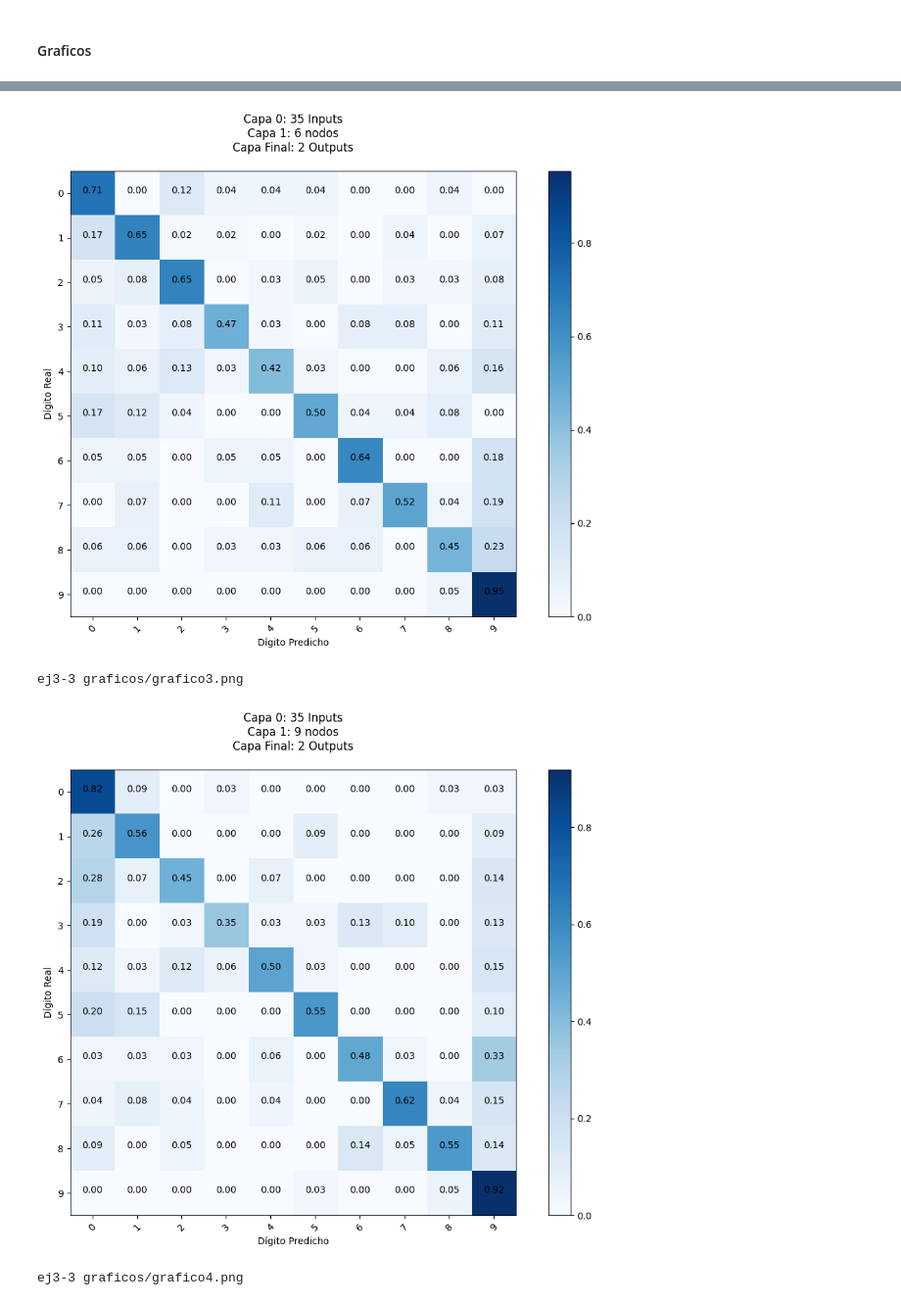
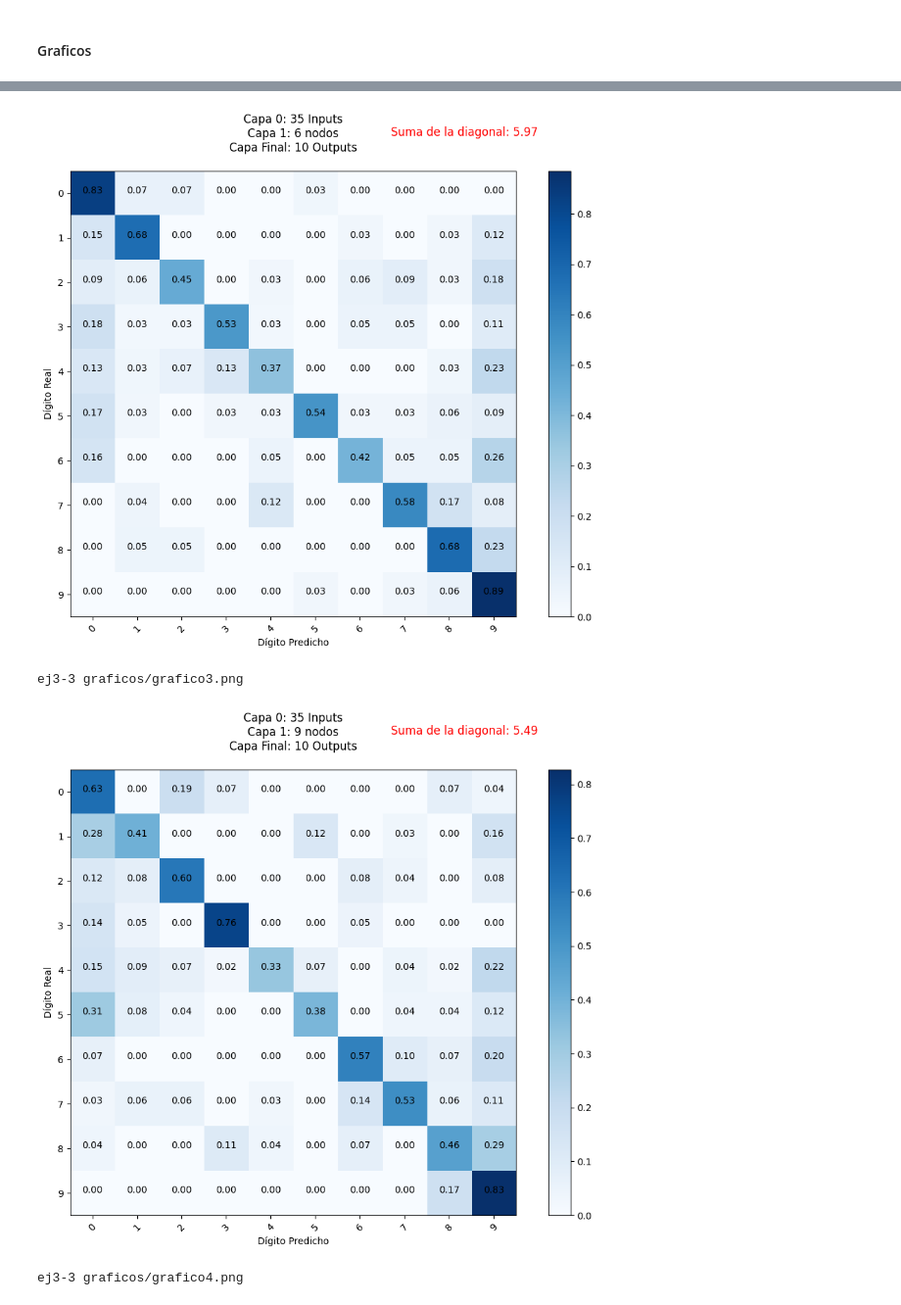
Before and after one commit to Ian-Arnott/TPs-SIA, a Jupyter notebook: Tp3/ej3/ej3_3_notebook.ipynb, the cells around one changed output, grey strips where cells are left out. Shown at 98% size. Cells and saved outputs as stored; diff of their text form; code cells hidden in the pictures.

```diff
--- a/Tp3/ej3/ej3_3_notebook.ipynb
+++ b/Tp3/ej3/ej3_3_notebook.ipynb
@@ -192,8 +192,8 @@ for node_count in range(NODE_INCREMENT, MAX_LAYERS * MAX_NODES_BY_LAYER + 1, NOD
         last_layer_output_count = limited_node_count
 
 
-    # La ultima capa tiene siempre 2 salidas
-    network2.append(Dense(last_layer_output_count, 2, optimizer_type=optimizer))
+    # La ultima capa tiene siempre 10 salidas
+    network2.append(Dense(last_layer_output_count, 10, optimizer_type=optimizer))
     network2.append(Sigmoid())
 
 
@@ -206,8 +206,8 @@ for node_count in range(NODE_INCREMENT, MAX_LAYERS * MAX_NODES_BY_LAYER + 1, NOD
         layer_nodes = aux if aux < MAX_NODES_BY_LAYER else MAX_NODES_BY_LAYER
         if(layer_nodes > 0):
             text.append(f"Capa {j+1}: {layer_nodes} nodos\n")
-    text.append("Capa Final: 2 Outputs\n")
-    final_text = "".join(text)
+    text.append("Capa Final: 10 Outputs\n")
+
 
     points = []
     for i in range(predict_amount):
@@ -243,7 +243,13 @@ for node_count in range(NODE_INCREMENT, MAX_LAYERS * MAX_NODES_BY_LAYER + 1, NOD
         for j in range(len(row)):
             confusion_matrix[i][j] = confusion_matrix[i][j] / total
 
-    results.append({"text": final_text, "matrix": confusion_matrix})
+    diagonal_sum = 0
+    for i in range(len(confusion_matrix)):
+        diagonal_sum += confusion_matrix[i][i]
+
+
+    final_text = "".join(text)
+    results.append({"text": final_text, "matrix": confusion_matrix, "diagonal_sum": diagonal_sum})
     print("\n------------------------------------------------------------------\n")
 # %% [output]
 ITERATION 0
@@ -299,6 +305,12 @@ for i in range(len(results)):
     plt.ylabel('Dígito Real')
     plt.xlabel('Dígito Predicho')
 
+
+    diagonal_sum_text = f"Suma de la diagonal: {results[i]['diagonal_sum']:.2f}"
+    # Añadir texto en rojo a la derecha del título
+    plt.text(1.05, 1.1, diagonal_sum_text, color='red', transform=plt.gca().transAxes,
+            ha='right', va='top', fontsize='large')
+
     nombre = f'ej3-3 graficos/grafico{i+1}.png'
     print(nombre)
     plt.savefig(nombre)
@@ -309,5 +321,5 @@ ej3-3 graficos/grafico1.png
 ej3-3 graficos/grafico2.png
-[figure, old version]
+[figure, new version]
 ej3-3 graficos/grafico3.png
-[figure, old version]
+[figure, new version]
 ej3-3 graficos/grafico4.png
```
Also changed, not shown: parts of 1 cell of this notebook, 15 other files.
